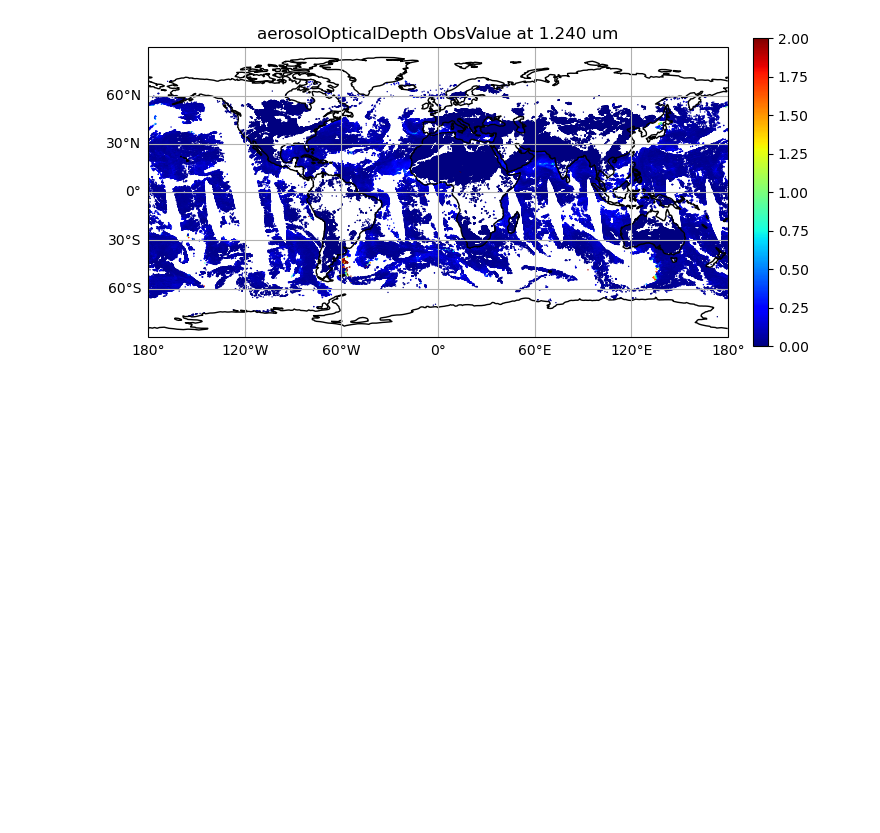
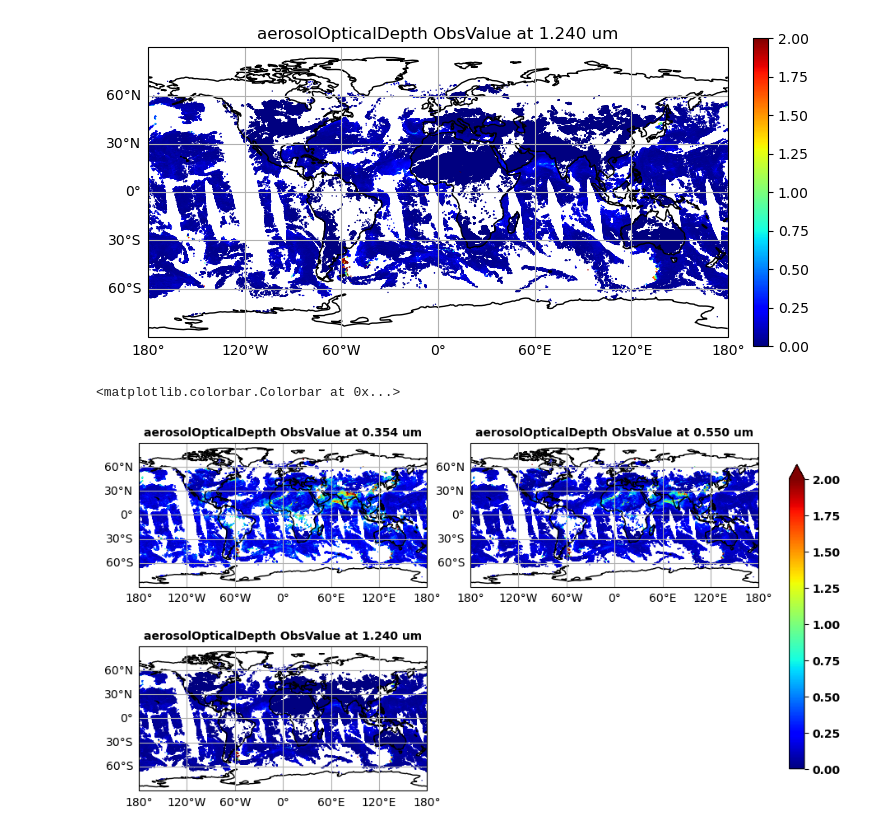
Before and after one commit to PACE-DAAQ/Visualization, a Jupyter notebook: notebooks/sharing/ioda_utils_demo.ipynb, the cells around one changed output. Cells and saved outputs as stored; diff of their text form; code cells hidden in the pictures; blank space fills up the shorter version.

Commit message:
updates and multi-panel demo

```diff
--- a/notebooks/sharing/ioda_utils_demo.ipynb
+++ b/notebooks/sharing/ioda_utils_demo.ipynb
@@ -211,14 +211,17 @@ for chidx in plotch_list:
 [figure]
 [figure]
 # %%
-# load multiple IODA files
+# load multiple IODA files with cycle column
+from daaq.utils.date_tools import get_dates
+dates = get_dates('2024110100', '2024110118', hint=6)
+
 iodafiles = [
     '/glade/campaign/ncar/nmmm0072/Data/obs_pandac/oci_uaa_pace_aod/2024110100/oci_uaa_pace_aod_obs_2024110100.h5',
     '/glade/campaign/ncar/nmmm0072/Data/obs_pandac/oci_uaa_pace_aod/2024110106/oci_uaa_pace_aod_obs_2024110106.h5',
     '/glade/campaign/ncar/nmmm0072/Data/obs_pandac/oci_uaa_pace_aod/2024110112/oci_uaa_pace_aod_obs_2024110112.h5',
     '/glade/campaign/ncar/nmmm0072/Data/obs_pandac/oci_uaa_pace_aod/2024110118/oci_uaa_pace_aod_obs_2024110118.h5',
 ]
-multi_df, channel_meta = IODAFile.concat(iodafiles, channel_index=[0, 3, 6])
+multi_df, channel_meta = IODAFile.concat(iodafiles, channel_index=[0, 3, 6], cycles=dates)
 multi_df
 # %% [output]
 |  | dateTime | latitude | longitude | surfaceQualifier | ObsError_aerosolOpticalDepth_0 | ObsError_aerosolOpticalDepth_3 | ... |
@@ -259,3 +262,31 @@ for chidx in plotch_list:
 [figure]
 [figure]
 [figure]
+# %%
+# Plot with multi-panels
+plotgrp = 'ObsValue'
+plotvar = 'aerosolOpticalDepth'
+plotch_list = [0, 3, 6]
+
+fig, axes = make_panels(plotch_list, ncols=2, panel_size=(6, 3), projection=ccrs.PlateCarree(), wspace=0.15, hspace=0.15)
+
+for (chidx, ax) in zip(plotch_list, axes):
+    plot_col = f'{plotgrp}_{plotvar}_{chidx}'
+    titlestr = f'{plotvar} {plotgrp} at {channel_meta['sensorCentralWavelength'][chidx]:.3f} um'
+
+    _, ax, gl = setupax_2dmap(ax=ax, cornerlatlon=None, gl_lbsize=10)
+    sc = ax.scatter(
+        multi_df['longitude'],
+        multi_df['latitude'],
+        c=multi_df[plot_col],
+        s=1,
+        cmap='jet',
+        vmin=0.,
+        vmax=2.,
+        edgecolors="None",
+    )
+    ax.set_title(titlestr, fontweight='bold', fontsize=10)
+add_colorbar(fig, axes, sc, cbar_label_weight='bold', cbar_tick_weight='bold')
+# %% [output]
+<matplotlib.colorbar.Colorbar at 0x...>
+[figure, added]
```
Also changed, not shown: parts of 3 cells of this notebook, 3 other files.
